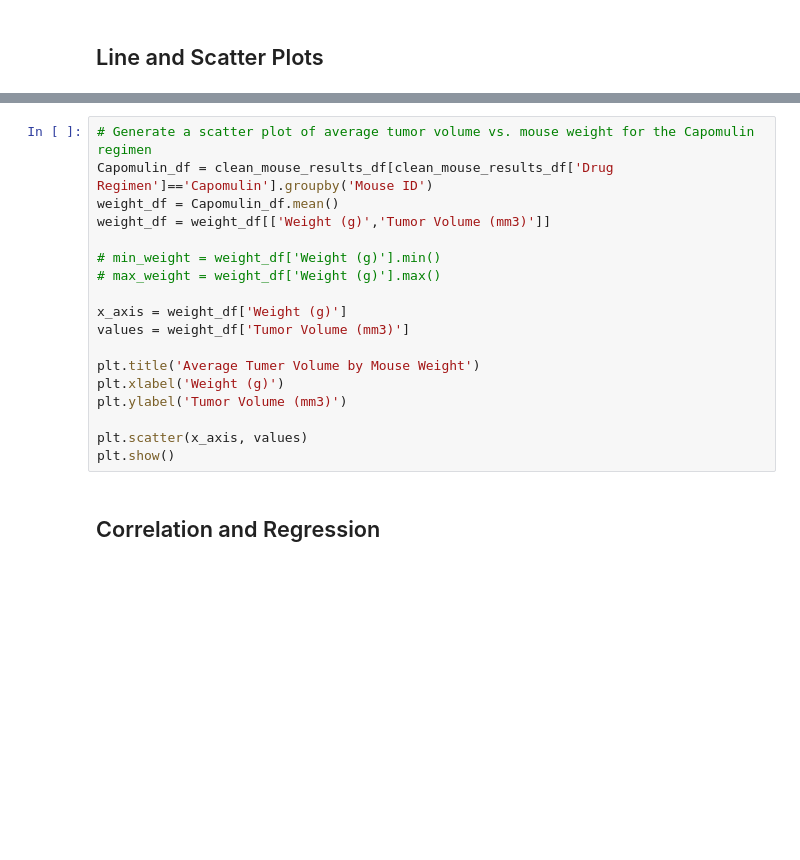
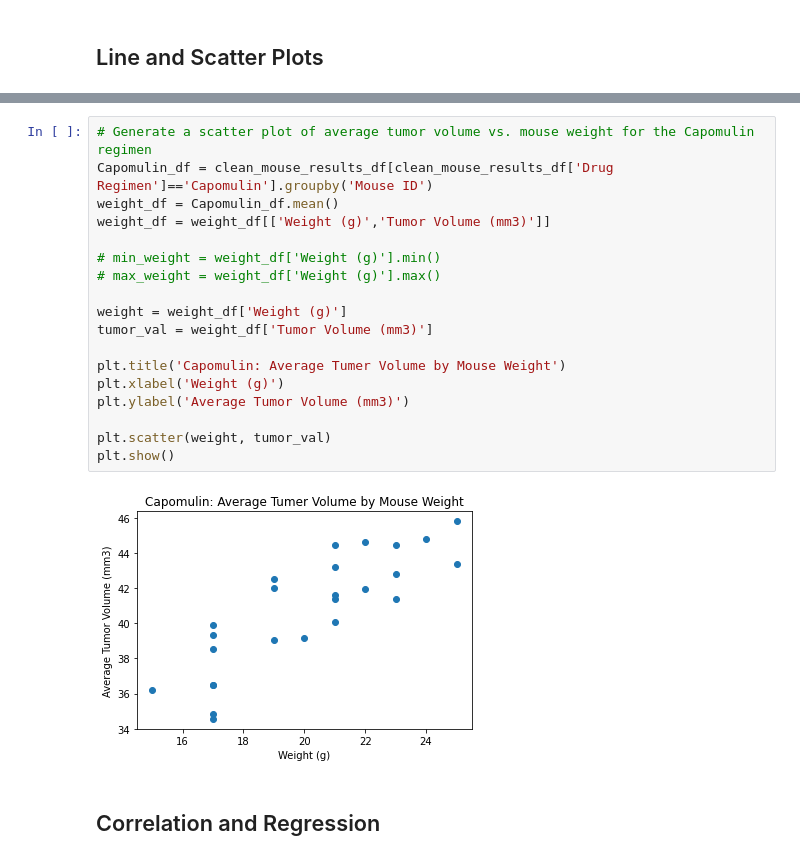
Before and after one commit to cgangi2216/PymaceuticalsInc, a Jupyter notebook: pymaceuticals.ipynb, the cells around one changed output, grey strips where cells are left out. Cells and saved outputs as stored; diff of their text form; blank space fills up the shorter version.

```diff
--- a/pymaceuticals.ipynb
+++ b/pymaceuticals.ipynb
@@ -190,21 +300,23 @@ plt.show()
 # %%
 # Generate a scatter plot of average tumor volume vs. mouse weight for the Capomulin regimen
 Capomulin_df = clean_mouse_results_df[clean_mouse_results_df['Drug Regimen']=='Capomulin'].groupby('Mouse ID')
 weight_df = Capomulin_df.mean()
 weight_df = weight_df[['Weight (g)','Tumor Volume (mm3)']]
 
 # min_weight = weight_df['Weight (g)'].min()
 # max_weight = weight_df['Weight (g)'].max()
 
-x_axis = weight_df['Weight (g)']
-values = weight_df['Tumor Volume (mm3)']
+weight = weight_df['Weight (g)']
+tumor_val = weight_df['Tumor Volume (mm3)']
 
-plt.title('Average Tumer Volume by Mouse Weight')
+plt.title('Capomulin: Average Tumer Volume by Mouse Weight')
 plt.xlabel('Weight (g)')
-plt.ylabel('Tumor Volume (mm3)')
+plt.ylabel('Average Tumor Volume (mm3)')
 
-plt.scatter(x_axis, values)
+plt.scatter(weight, tumor_val)
 plt.show()
+# %% [output]
+[figure, added]
 # %% [markdown]
 ## Correlation and Regression
 # %%
```
Also changed, not shown: parts of 17 cells of this notebook.
